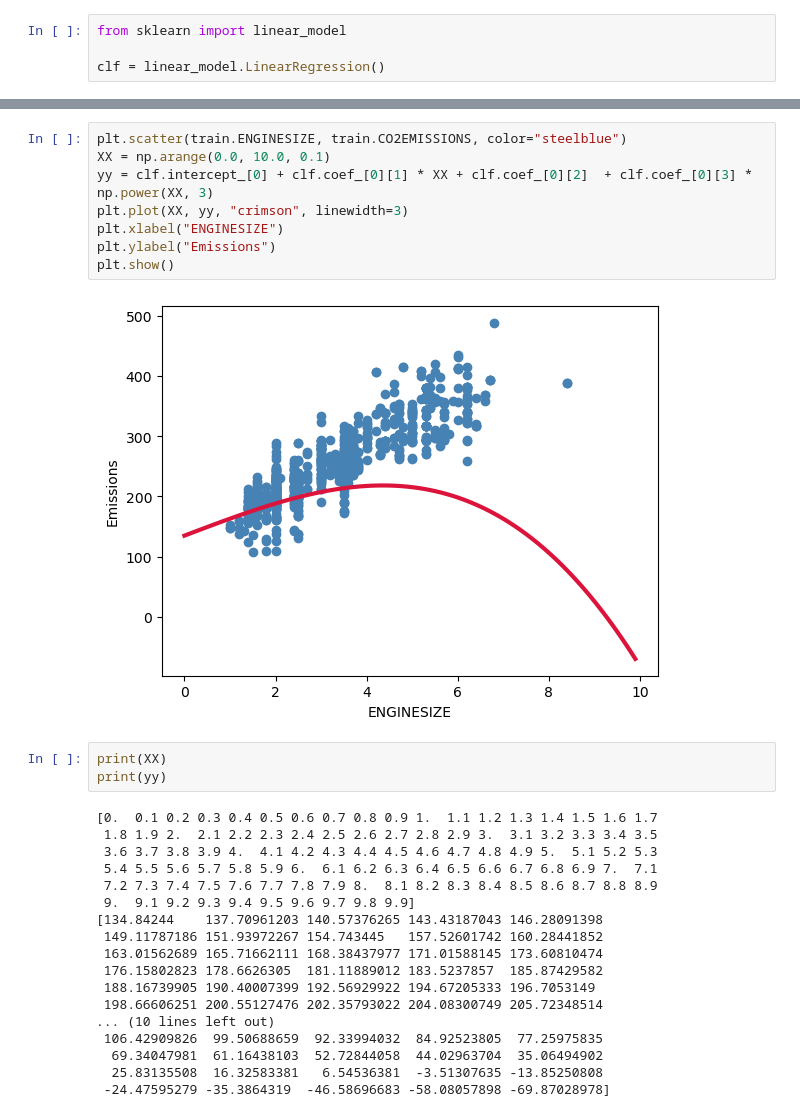
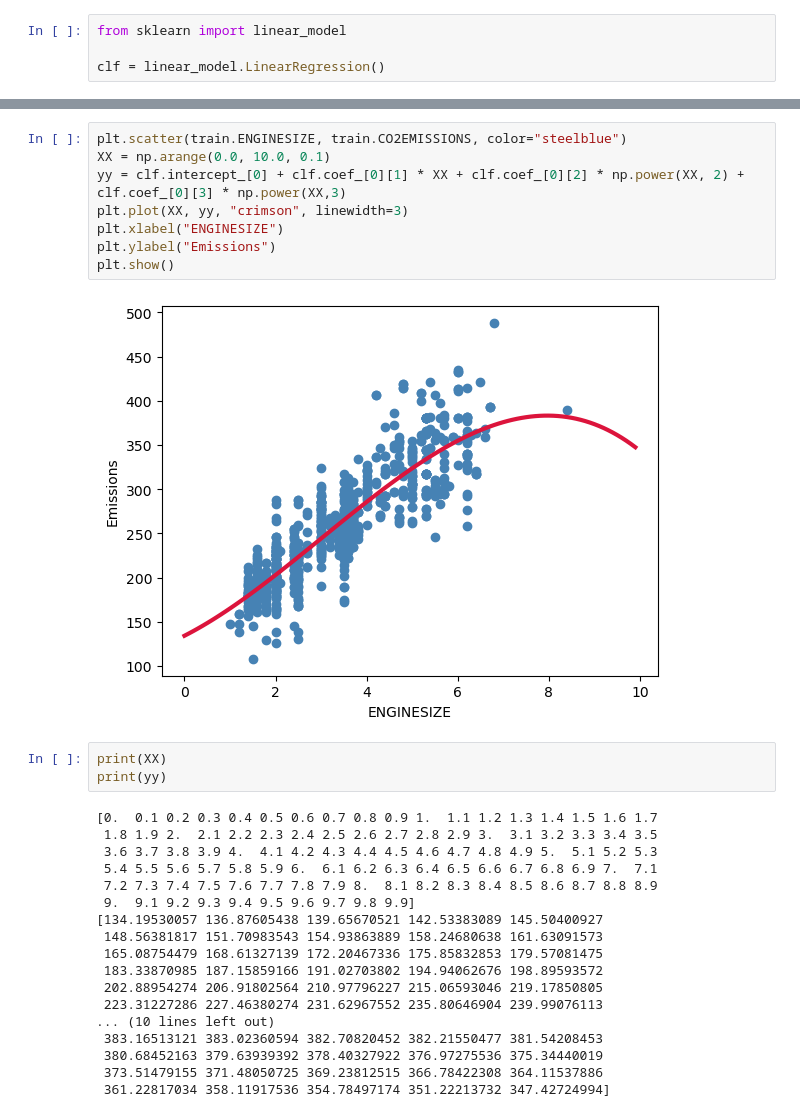
Before and after one commit to dilekilgenn/hafta_6, a Jupyter notebook: lesson_practice.ipynb, the cells around one changed output, grey strips where cells are left out. Drawn from its saved outputs; the diff is of its cells as text.

```diff
--- a/lesson_practice.ipynb
+++ b/lesson_practice.ipynb
@@ -83,13 +82,13 @@ Intercept: [130.38203532]
 # %%
 plt.scatter(train.ENGINESIZE, train.CO2EMISSIONS, color="steelblue")
 XX = np.arange(0.0, 10.0, 0.1)
-yy = clf.intercept_[0] + clf.coef_[0][1] * XX + clf.coef_[0][2]  + clf.coef_[0][3] * np.power(XX, 3)
+yy = clf.intercept_[0] + clf.coef_[0][1] * XX + clf.coef_[0][2] * np.power(XX, 2) + clf.coef_[0][3] * np.power(XX,3)
 plt.plot(XX, yy, "crimson", linewidth=3)
 plt.xlabel("ENGINESIZE")
 plt.ylabel("Emissions")
 plt.show()
 # %% [output]
-[figure, old version]
+[figure, new version]
 # %%
 print(XX)
 print(yy)
@@ -100,14 +99,14 @@ print(yy)
  5.4 5.5 5.6 5.7 5.8 5.9 6.  6.1 6.2 6.3 6.4 6.5 6.6 6.7 6.8 6.9 7.  7.1
  7.2 7.3 7.4 7.5 7.6 7.7 7.8 7.9 8.  8.1 8.2 8.3 8.4 8.5 8.6 8.7 8.8 8.9
  9.  9.1 9.2 9.3 9.4 9.5 9.6 9.7 9.8 9.9]
-[134.84244    137.70961203 140.57376265 143.43187043 146.28091398
- 149.11787186 151.93972267 154.743445   157.52601742 160.28441852
- 163.01562689 165.71662111 168.38437977 171.01588145 173.60810474
- 176.15802823 178.6626305  181.11889012 183.5237857  185.87429582
- 188.16739905 190.40007399 192.56929922 194.67205333 196.7053149
- 198.66606251 200.55127476 202.35793022 204.08300749 205.72348514
+[134.19530057 136.87605438 139.65670521 142.53383089 145.50400927
+ 148.56381817 151.70983543 154.93863889 158.24680638 161.63091573
+ 165.08754479 168.61327139 172.20467336 175.85832853 179.57081475
+ 183.33870985 187.15859166 191.02703802 194.94062676 198.89593572
+ 202.88954274 206.91802564 210.97796227 215.06593046 219.17850805
+ 223.31227286 227.46380274 231.62967552 235.80646904 239.99076113
 ... (10 lines left out)
- 106.42909826  99.50688659  92.33994032  84.92523805  77.25975835
-  69.34047981  61.16438103  52.72844058  44.02963704  35.06494902
-  25.83135508  16.32583381   6.54536381  -3.51307635 -13.85250808
- -24.47595279 -35.3864319  -46.58696683 -58.08057898 -69.87028978]
+ 383.16513121 383.02360594 382.70820452 382.21550477 381.54208453
+ 380.68452163 379.63939392 378.40327922 376.97275536 375.34440019
+ 373.51479155 371.48050725 369.23812515 366.78422308 364.11537886
+ 361.22817034 358.11917536 354.78497174 351.22213732 347.42724994]
```
Also changed, not shown: parts of 3 cells of this notebook, 3 other files.
